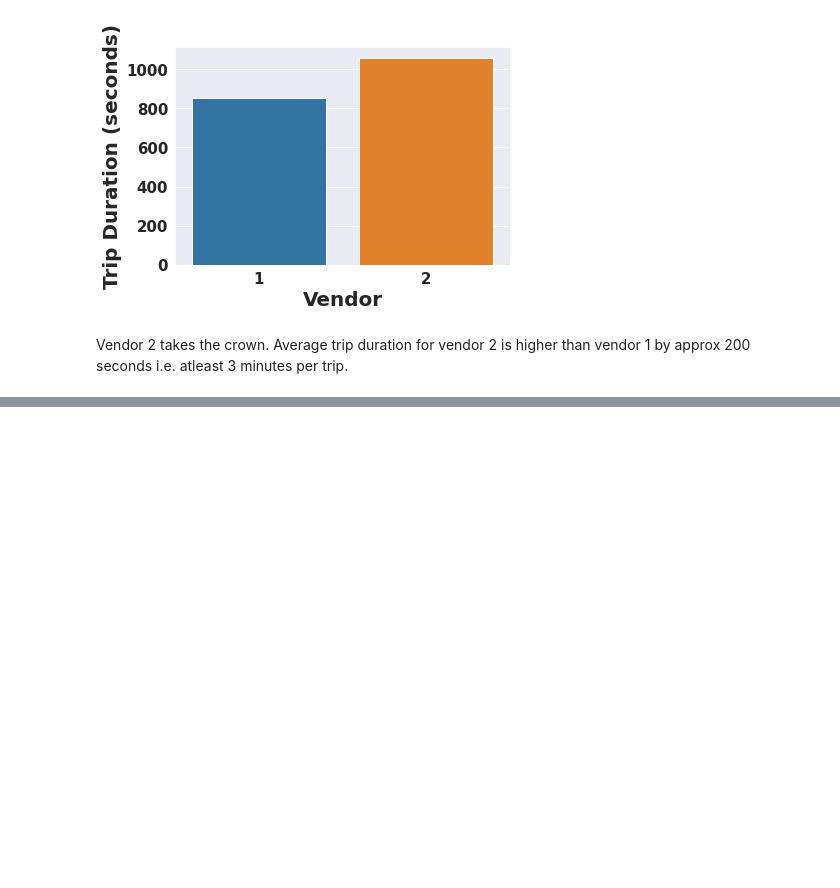
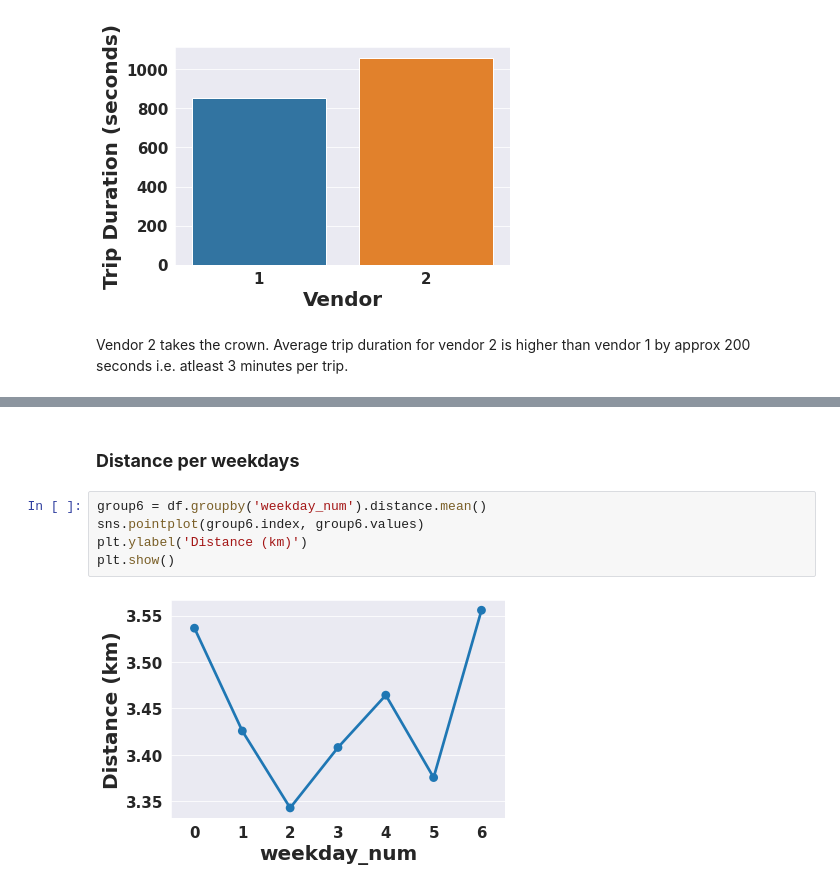
Before and after one commit to kavrit/NYC-Taxi-trip-prediction, a Jupyter notebook: Capstone_Project_NYC_Taxi_Trip_Time_Prediction.ipynb, the cells around one changed output, grey strips where cells are left out. Drawn from its saved outputs; the diff is of its cells as text; blank space fills up the shorter version.

```diff
--- a/Capstone_Project_NYC_Taxi_Trip_Time_Prediction.ipynb
+++ b/Capstone_Project_NYC_Taxi_Trip_Time_Prediction.ipynb
@@ -437,0 +457,9 @@ Vendor 2 takes the crown. Average trip duration for vendor 2 is higher than vend
+# %% [markdown]
+### **Distance per weekdays**
+# %%
+group6 = df.groupby('weekday_num').distance.mean()
+sns.pointplot(group6.index, group6.values)
+plt.ylabel('Distance (km)')
+plt.show()
+# %% [output]
+[figure, added]
```
Also changed, not shown: parts of 30 cells of this notebook.
